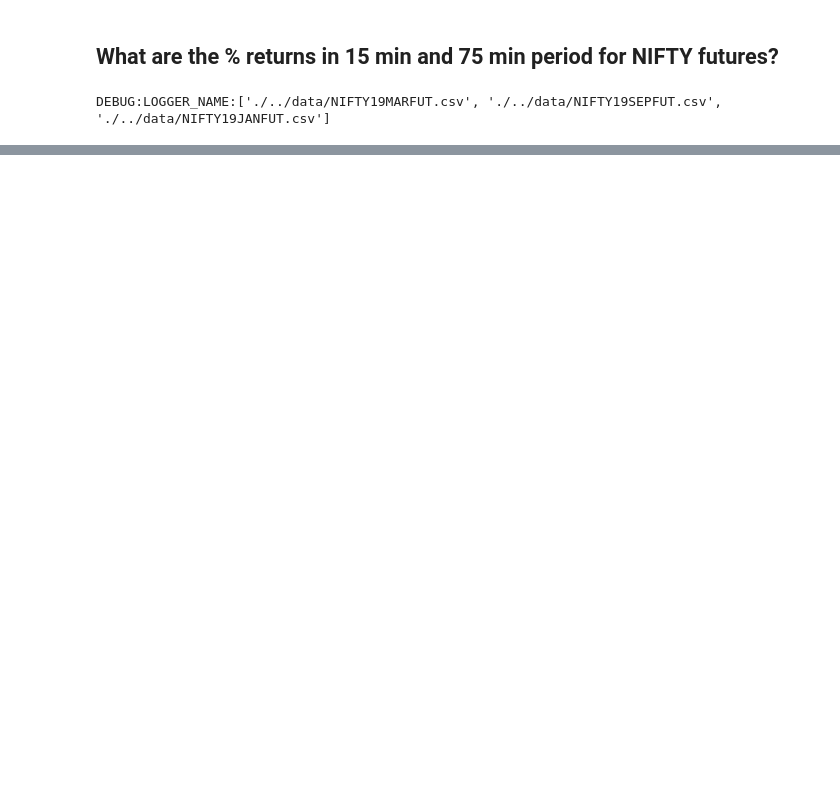
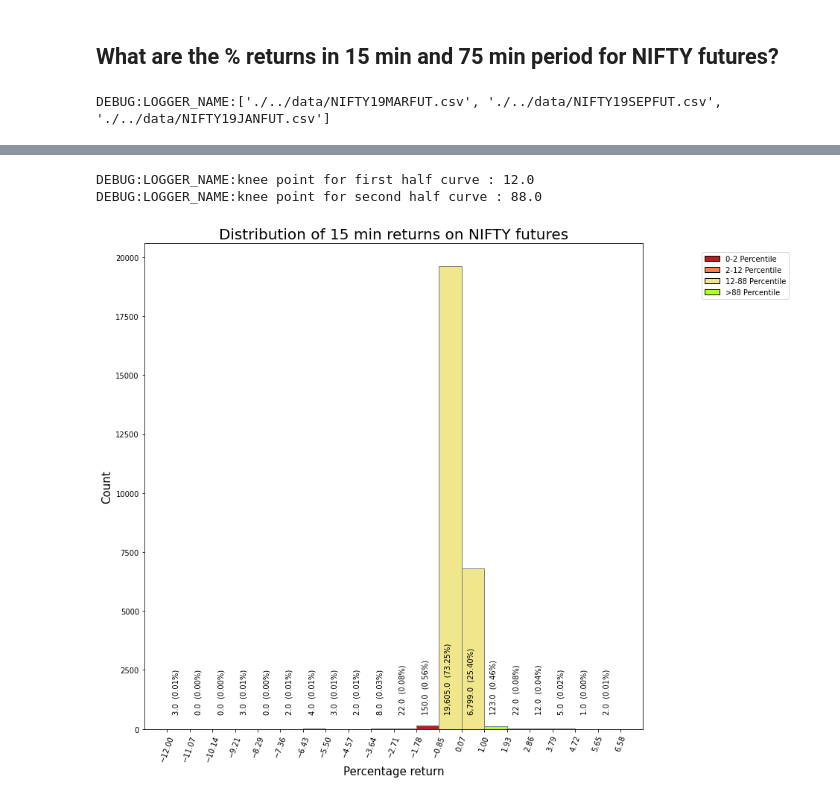
Before and after one commit to yantraguru/quanttrade, a Jupyter notebook: notebooks/Typical Returns on NIFTY futures (15 Min and 75 Min).ipynb, the cells around one changed output, grey strips where cells are left out. Saved outputs shown, nothing was run; the diff lists cells and outputs as text; code cells hidden in the pictures; blank space fills up the shorter version.

```diff
--- a/notebooks/Typical Returns on NIFTY futures (15 Min and 75 Min).ipynb
+++ b/notebooks/Typical Returns on NIFTY futures (15 Min and 75 Min).ipynb
@@ -128,0 +185,20 @@ DEBUG:LOGGER_NAME:Total number of returns : 25668
+# %%
+# find knee point on the curve. These points gives us precise location of normal return range.
+# Exclude first two percentile for extreme readings
+
+first_half_x = percentile_x[1:25]
+first_half_y = pct_return_y[1:25]
+
+second_half_x = percentile_x[25:-1]
+second_half_y = pct_return_y[25:-1]
+
+kneedle_first_half = KneeLocator(first_half_x, first_half_y, S=1.0, curve="concave", direction="increasing")
+knee_point_first_half = round(kneedle_first_half.knee, 3)
+logger.debug('knee point for first half curve : {}'.format(knee_point_first_half))
+
+kneedle_second_half = KneeLocator(second_half_x, second_half_y, S=1.0, curve="convex", direction="increasing")
+knee_point_second_half = round(kneedle_second_half.knee, 3)
+logger.debug('knee point for second half curve : {}'.format(knee_point_second_half))
+# %% [output]
+DEBUG:LOGGER_NAME:knee point for first half curve : 12.0
+DEBUG:LOGGER_NAME:knee point for second half curve : 88.0
@@ -128,0 +210,56 @@ DEBUG:LOGGER_NAME:Total number of returns : 25668
+# %%
+# Visualize returns as histogram
+
+perc_2_colour = 'FireBrick'
+perc_12_colour = 'Coral'
+perc_12_to_88_colour = 'Khaki'
+perc_88_colour = 'GreenYellow'
+
+fig, ax = plt.subplots(figsize=(12,12))
+
+'''
+counts  = numpy.ndarray of count of data ponts for each bin/column in the histogram
+bins    = numpy.ndarray of bin edge/range values
+patches = a list of Patch objects.
+        each Patch object contains a Rectnagle object.
+        e.g. Rectangle(xy=(-2.51953, 0), width=0.501013, height=3, angle=0)
+'''
+counts, bins, patches = ax.hist(pct_returns_15min, facecolor=perc_12_to_88_colour, edgecolor='gray', bins=20)
+
+
+# Set the ticks to be at the edges of the bins.
+ax.set_xticks(bins.round(2))
+plt.xticks(rotation=70)
+
+# Set the graph title and axes titles
+plt.title('Distribution of 15 min returns on NIFTY futures', fontsize=15)
+plt.ylabel('Count', fontsize=11)
+plt.xlabel('Percentage return', fontsize=11)
+
+# Change the colors of bars at the edges
+second, twelveth, eigthyeighth = np.percentile(pct_returns_15min, [2,12,88])
+for patch, leftside, rightside in zip(patches, bins[:-1], bins[1:]):
+    if rightside < second:
+        patch.set_facecolor(perc_2_colour)
+    elif leftside > eigthyeighth:
+        patch.set_facecolor(perc_88_colour)
+    elif rightside < twelveth:
+        patch.set_facecolor(perc_12_colour)
+
+# Calculate bar centre to display the count of data points and %
+bin_x_centers = 0.5 * np.diff(bins) + bins[:-1]
+bin_y_centers = ax.get_yticks()[1] * 0.25
+
+# Display the the count of data points and % for each bar in histogram
+for i in range(len(bins)-1):
+    bin_label = "{0:,}".format(counts[i]) + "  ({0:,.2f}%)".format((counts[i]/counts.sum())*100)
+    plt.text(bin_x_centers[i], bin_y_centers, bin_label, rotation=90, rotation_mode='anchor')
+
+#create legend
+handles = [Rectangle((0,0),1,1,color=c,ec="k") for c in [perc_2_colour, perc_12_colour, perc_12_to_88_colour, perc_88_colour]]
+labels= ["0-2 Percentile","2-12 Percentile", "12-88 Percentile", ">88 Percentile"]
+plt.legend(handles, labels, bbox_to_anchor=(0.5, 0., 0.80, 0.99))
+
+plt.show()
+# %% [output]
+[figure, added]
```
Also changed, not shown: parts of 14 cells of this notebook.
